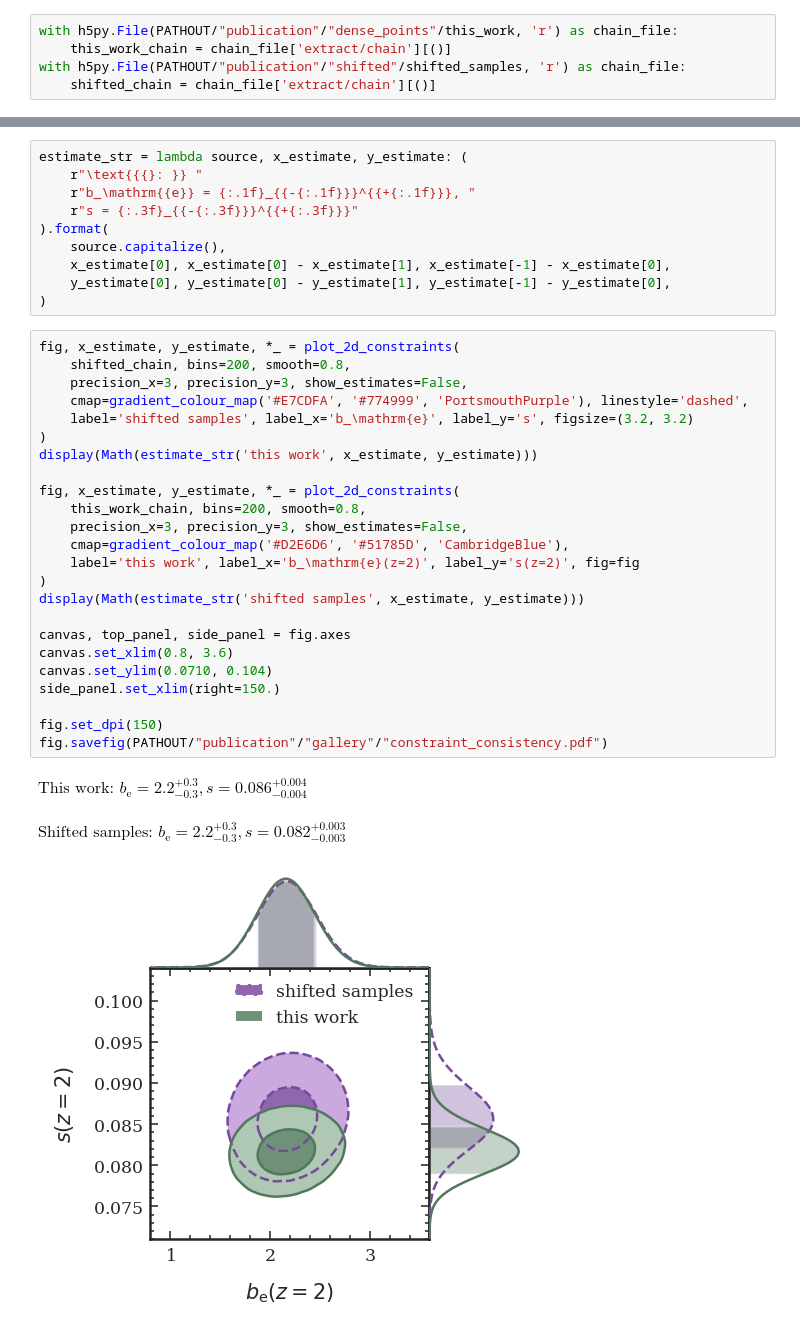
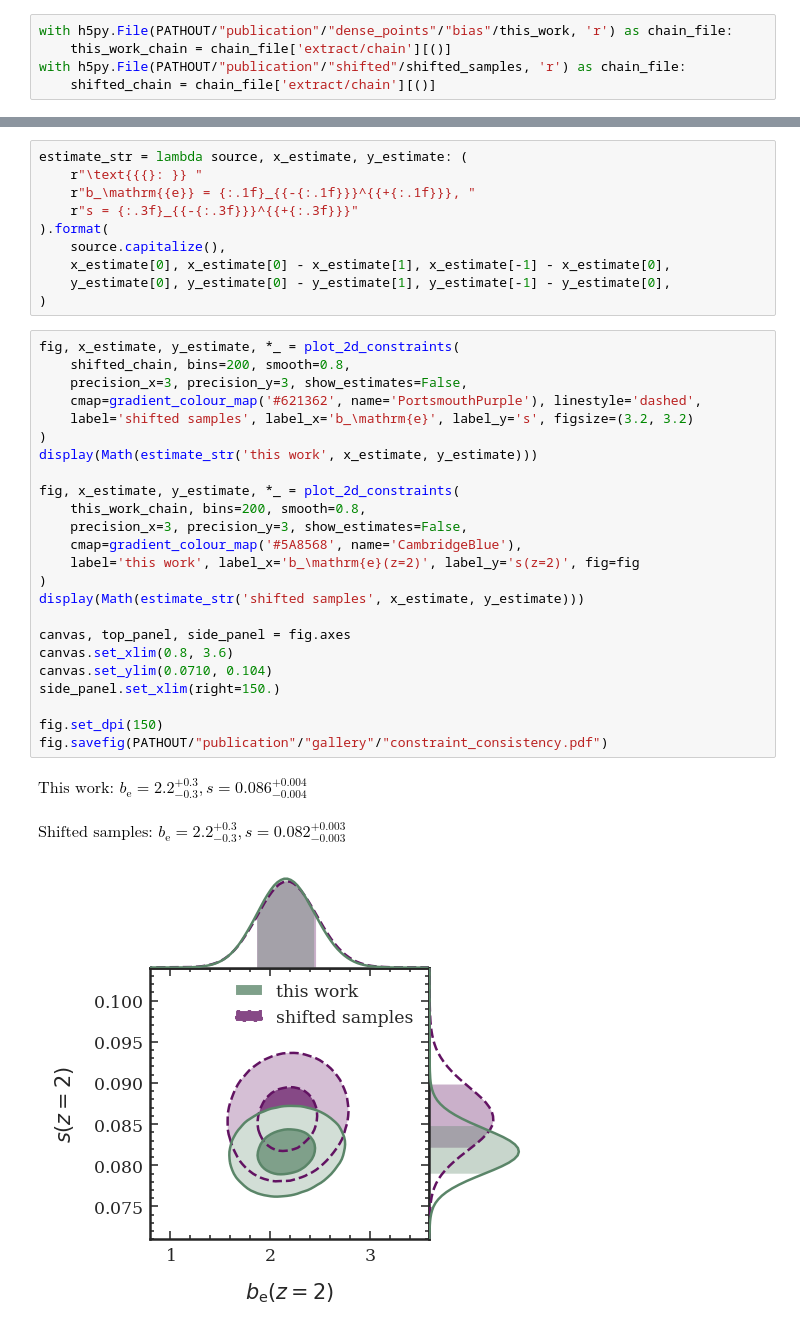
Before and after one commit to MikeSWang/HorizonGRound, a Jupyter notebook: notebooks/check_constraint_consistency.ipynb, the cells around one changed output, grey strips where cells are left out. Cells and saved outputs as stored; diff of their text form.

Commit message:
Refined plotting options and docs.

```diff
--- a/notebooks/check_constraint_consistency.ipynb
+++ b/notebooks/check_constraint_consistency.ipynb
@@ -15,7 +15,7 @@ Load relativistic bias parameter chains from sampled luminosity function.
 this_work = "relbias_z2.00_eBOSS_QSO_LF_PLE_zeus_poisson_1596047_20_2E5_by1.h5"
 shifted_samples = "relbias_z2.00_eBOSS_QSO_LF_PLE_zeus_poisson_shifted_1596047_20_2E5_by1.h5"
 # %%
-with h5py.File(PATHOUT/"publication"/"dense_points"/this_work, 'r') as chain_file:
+with h5py.File(PATHOUT/"publication"/"dense_points"/"bias"/this_work, 'r') as chain_file:
     this_work_chain = chain_file['extract/chain'][()]
 with h5py.File(PATHOUT/"publication"/"shifted"/shifted_samples, 'r') as chain_file:
     shifted_chain = chain_file['extract/chain'][()]
@@ -34,28 +34,28 @@ estimate_str = lambda source, x_estimate, y_estimate: (
 # %%
 fig, x_estimate, y_estimate, *_ = plot_2d_constraints(
     shifted_chain, bins=200, smooth=0.8,
     precision_x=3, precision_y=3, show_estimates=False,
-    cmap=gradient_colour_map('#E7CDFA', '#774999', 'PortsmouthPurple'), linestyle='dashed',
+    cmap=gradient_colour_map('#621362', name='PortsmouthPurple'), linestyle='dashed',
     label='shifted samples', label_x='b_\mathrm{e}', label_y='s', figsize=(3.2, 3.2)
 )
 display(Math(estimate_str('this work', x_estimate, y_estimate)))
 
 fig, x_estimate, y_estimate, *_ = plot_2d_constraints(
     this_work_chain, bins=200, smooth=0.8,
     precision_x=3, precision_y=3, show_estimates=False,
-    cmap=gradient_colour_map('#D2E6D6', '#51785D', 'CambridgeBlue'),
+    cmap=gradient_colour_map('#5A8568', name='CambridgeBlue'),
     label='this work', label_x='b_\mathrm{e}(z=2)', label_y='s(z=2)', fig=fig
 )
 display(Math(estimate_str('shifted samples', x_estimate, y_estimate)))
 
 canvas, top_panel, side_panel = fig.axes
 canvas.set_xlim(0.8, 3.6)
 canvas.set_ylim(0.0710, 0.104)
 side_panel.set_xlim(right=150.)
 
 fig.set_dpi(150)
 fig.savefig(PATHOUT/"publication"/"gallery"/"constraint_consistency.pdf")
 # %% [output]
 $\displaystyle \text{This work: } b_\mathrm{e} = 2.2_{-0.3}^{+0.3}, s = 0.086_{-0.004}^{+0.004}$
 $\displaystyle \text{Shifted samples: } b_\mathrm{e} = 2.2_{-0.3}^{+0.3}, s = 0.082_{-0.003}^{+0.003}$
-[figure, old version]
+[figure, new version]
```
Also changed, not shown: 6 other files.
